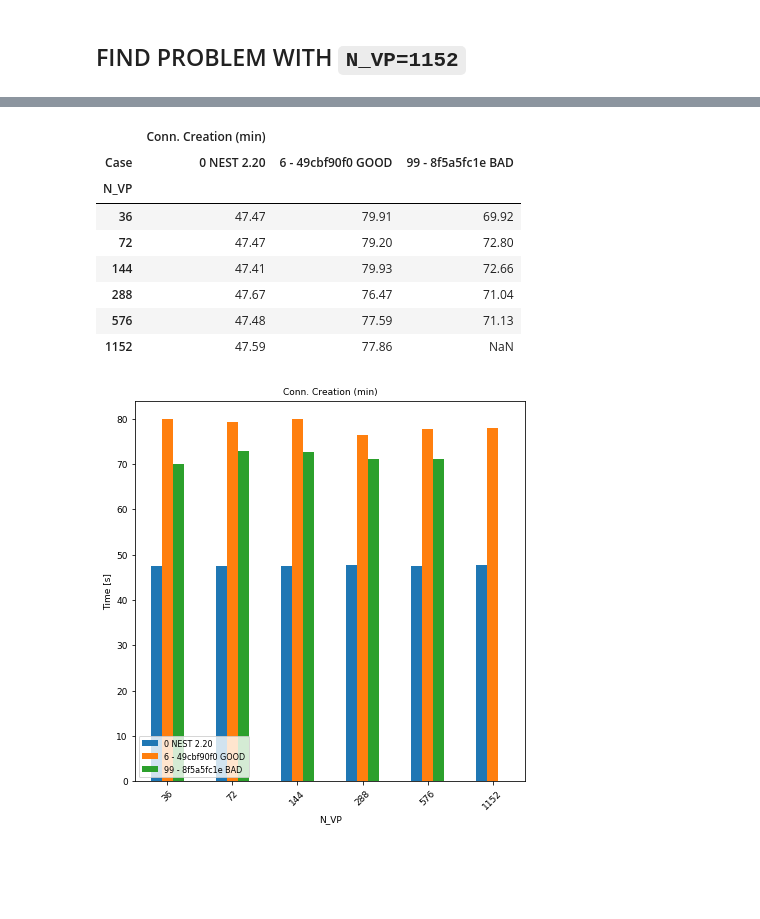
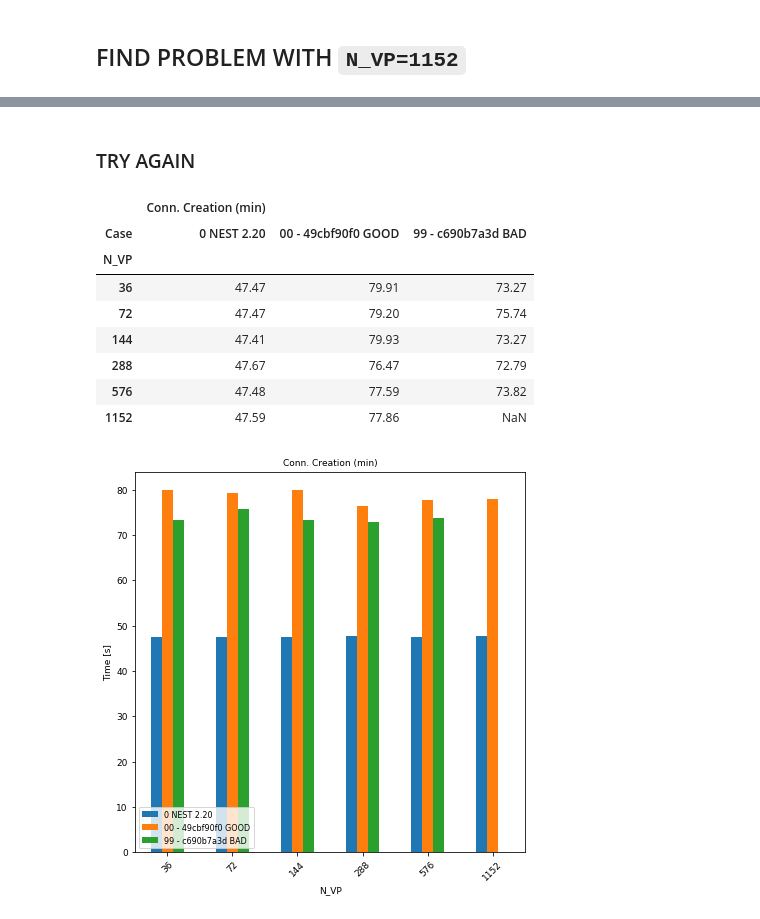
Before and after one commit to INM-6/beNNch, a Jupyter notebook: results/NEST_3_0_benchmark_results/NEST-bisect.ipynb, the cells around one changed output, grey strips where cells are left out. Drawn from its saved outputs; the diff is of its cells as text; code cells hidden in the pictures; blank space fills up the shorter version.

```diff
--- a/results/NEST_3_0_benchmark_results/NEST-bisect.ipynb
+++ b/results/NEST_3_0_benchmark_results/NEST-bisect.ipynb
@@ -248,34 +306,35 @@ hpc_fix_p
+# %% [markdown]
+### TRY AGAIN
 # %%
 hpc_220 = pd.read_csv('results/hpc_benchmark_2_20_daint.csv')
 hpc_220['Case'] = ['0 NEST 2.20'] * len(hpc_220)
 
 
-hpc_3_49 = pd.read_csv('results/bisect/hpc_benchmark_bisect_49cbf90f0_daint.csv') # GOOD
-hpc_3_49['Case'] = ['6 - 49cbf90f0 GOOD'] * len(hpc_3_49)
-hpc_3_8f = pd.read_csv('results/hpc_benchmark_3_0_8f5a5fc1e_daint.csv') # BAD
-hpc_3_8f['Case'] = ['99 - 8f5a5fc1e BAD'] * len(hpc_3_8f)
+hpc_3_47 = pd.read_csv('results/hpc_benchmark_3_0_47a9175e4_daint.csv') # GOOD
+hpc_3_47['Case'] = ['00 - 47a9175e4 GOOD'] * len(hpc_3_47)
+hpc_3_c6 = pd.read_csv('results/hpc_benchmark_c690b7a3d_daint.csv') # BAD
+hpc_3_c6['Case'] = ['99 - c690b7a3d BAD'] * len(hpc_3_c6)
 
 # Bisect:
-#hpc_3_c7 = pd.read_csv('results/bisect/hpc_benchmark_bisect_c777c33_daint.csv')
-#hpc_3_c7['Case'] = ['9 - c777c33'] * len(hpc_3_c7)
+hpc_3_fd = pd.read_csv('results/bisect/hpc_benchmark_bisect_fd68ec101_daint.csv')
+hpc_3_fd['Case'] = ['4 - fd68ec101'] * len(hpc_3_fd)
 
-
-hpc_nvp = pd.concat([hpc_220,  hpc_3_49, hpc_3_8f])
+hpc_nvp = pd.concat([hpc_220,  hpc_3_49, hpc_3_c6])
 
 hpc_nvp = calculate_T_conn_and_memory(hpc_nvp)
 values=['Conn. Creation (min)']
 hpc_nvp_p = plot_compare(hpc_nvp, 'figures/bisect/hpc_benchmark_weak_scaling_nvp.pdf',
                          values=values, plot_T_sim=False, legend_loc='lower left')
 
 hpc_nvp_p
 # %% [output]
 |  | Conn. Creation (min) |  |  |
-| Case | 0 NEST 2.20 | 6 - 49cbf90f0 GOOD | 99 - 8f5a5fc1e BAD |
+| Case | 0 NEST 2.20 | 00 - 49cbf90f0 GOOD | 99 - c690b7a3d BAD |
 | N_VP |  |  |  |
-| 36 | 47.47 | 79.91 | 69.92 |
-| 72 | 47.47 | 79.20 | 72.80 |
-| 144 | 47.41 | 79.93 | 72.66 |
-| 288 | 47.67 | 76.47 | 71.04 |
-| 576 | 47.48 | 77.59 | 71.13 |
+| 36 | 47.47 | 79.91 | 73.27 |
+| 72 | 47.47 | 79.20 | 75.74 |
+| 144 | 47.41 | 79.93 | 73.27 |
+| 288 | 47.67 | 76.47 | 72.79 |
+| 576 | 47.48 | 77.59 | 73.82 |
 | 1152 | 47.59 | 77.86 | NaN |
-[figure, old version]
+[figure, new version]
```
Also changed, not shown: parts of 2 cells of this notebook, 17 other files.
